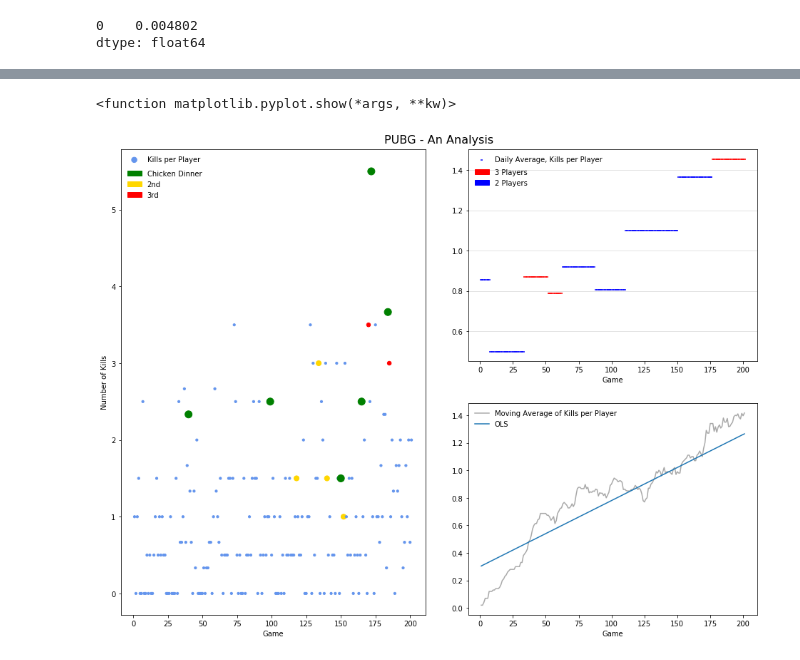
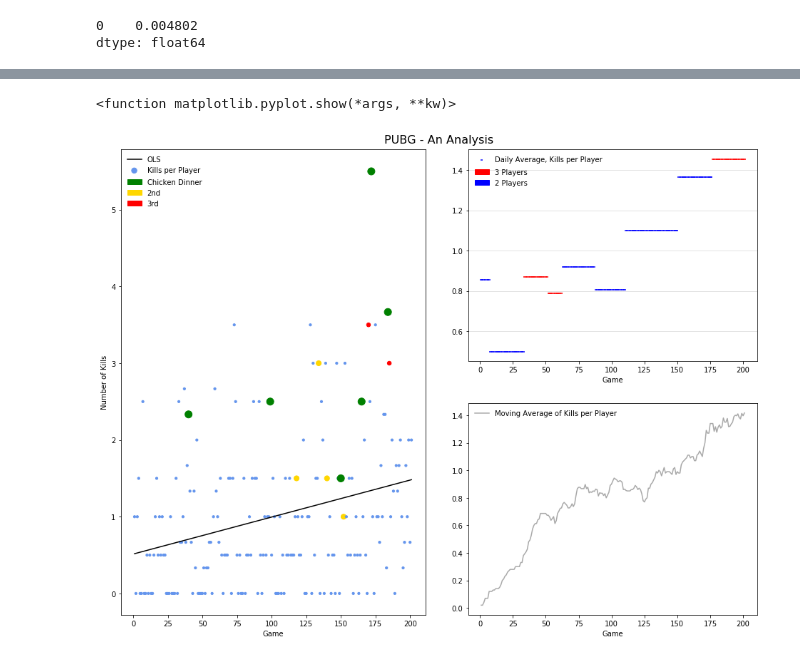
Before and after one commit to Holger-Harmsen/Harmsen_Repo, a Jupyter notebook: PUBG/Analysis.ipynb, the cells around one changed output, grey strips where cells are left out. Drawn from its saved outputs; the diff is of its cells as text; code cells hidden in the pictures.

```diff
--- a/PUBG/Analysis.ipynb
+++ b/PUBG/Analysis.ipynb
@@ -113,7 +123,9 @@ dtype: float64
 # %%
-data['OLS'] = 0.004802*data['spil']
+data['OLS'] = 0.004820*data['spil'] + 0.513317
 
 plt.scatter(data['spil'],data['kills_per_mand'], s=5)
-plt.plot(data['spil'],data['OLS'] + 0.3)
+plt.plot(data['spil'],data['OLS'])
 plt.show
+
+data
 # %% [output]
@@ -137,35 +161,36 @@ plt.title('PUBG - An Analysis',**title_font)
 plt.axis('off')
 ax = fig.add_subplot(1,4,(1,2))
 plt.scatter(data['spil'],data['kills_per_mand'], s=data['spil_størrelse'], label='Kills per Player', c=data['spil_farve'])
+plt.plot(data['spil'],data['OLS'], c='black')
 plt.tick_params()
 plt.xlabel('Game')
 plt.ylabel('Number of Kills')
-legend1 = plt.legend(handles=[green_patch,yellow_patch,red_patch], loc='upper left', frameon=False, bbox_to_anchor=(0,0.97))
+legend1 = plt.legend(handles=[green_patch,yellow_patch,red_patch], loc='upper left', frameon=False, bbox_to_anchor=(0,0.952))
 legend2 = plt.legend(loc='upper left', frameon=False)
 ax.add_artist(legend1)
 
 #Laver figur 2:
 redpatch = mpatches.Patch(color='r', label='3 Players')
 bluepatch = mpatches.Patch(color='b', label='2 Players')
 
 ax = fig.add_subplot(2,2,2)
 plt.scatter(data['spil'],data['dailyavg'], s=10, marker='_', label='Daily Average, Kills per Player',c=data['antal_spillere_farve'])
 legend1 = plt.legend(handles=[redpatch, bluepatch], loc='upper left', frameon=False, bbox_to_anchor=(0,0.94))
 plt.legend(frameon=False)
 ax.add_artist(legend1)
 plt.grid(axis='y',c='gainsboro')
 plt.xlabel('Game')
 
 #Laver figur 3:
 ax = fig.add_subplot(2,2,4)
 plt.plot(data['spil'],data['moving_avg'],c='darkgrey',label='Moving Average of Kills per Player')
-plt.plot(data['spil'],data['OLS']+0.3)
+
 plt.legend(frameon=False)
 plt.xlabel('Game')
 
 
 plt.savefig('Own.pdf')
 plt.show
 # %% [output]
 <function matplotlib.pyplot.show(*args, **kw)>
-[figure, old version]
+[figure, new version]
```
Also changed, not shown: parts of 3 cells of this notebook, 1 other file.
